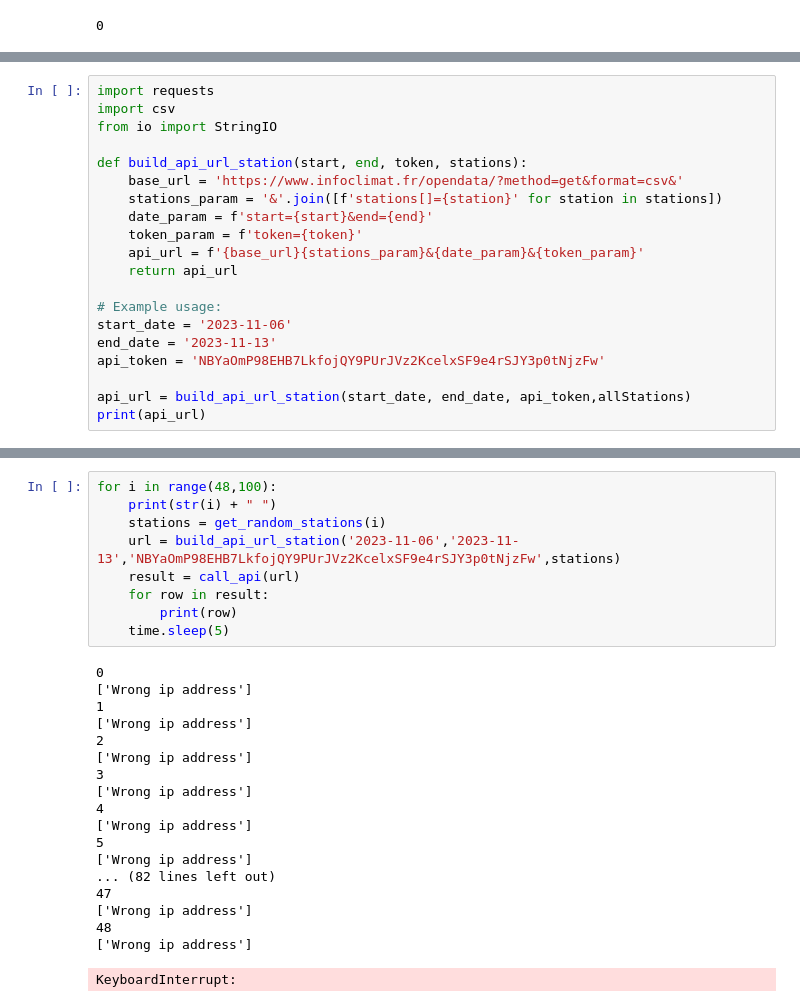
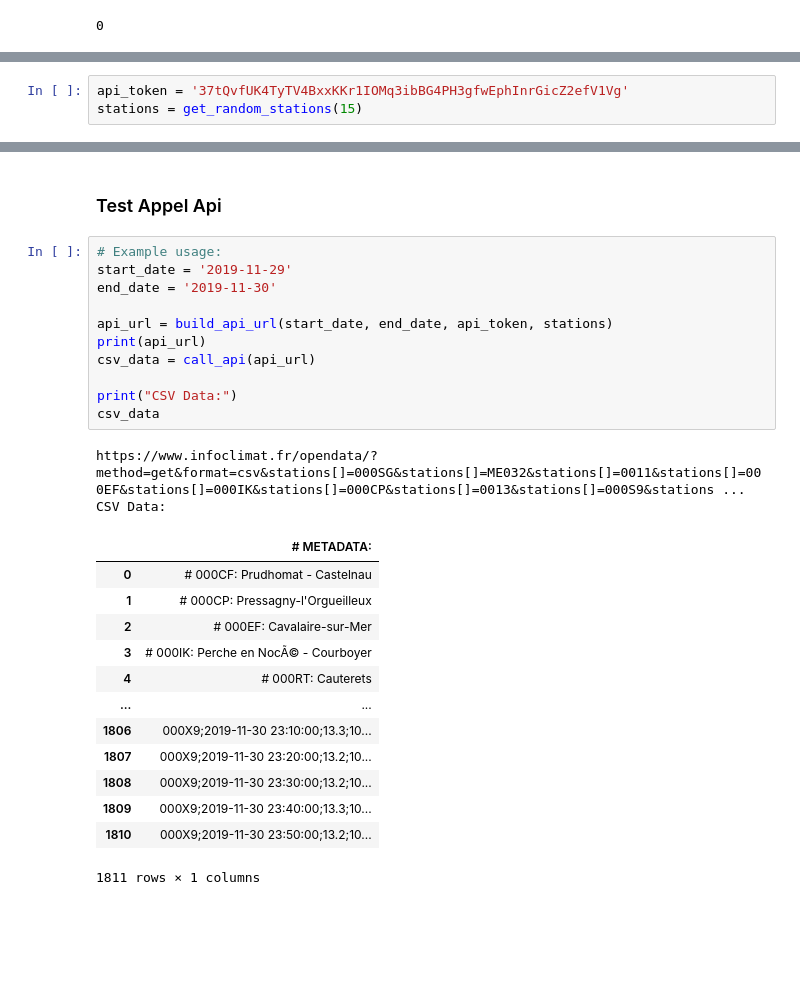
Before and after one commit to ymerenos/ProjetBigDataM2-2024, a Jupyter notebook: BigData.ipynb, the cells around one changed output, grey strips where cells are left out. Cells and saved outputs as stored; diff of their text form; blank space fills up the shorter version.

```diff
--- a/BigData.ipynb
+++ b/BigData.ipynb
@@ -63,0 +76,3 @@ producer.poll(1)
+# %%
+api_token = '37tQvfUK4TyTV4BxxKKr1IOMq3ibBG4PH3gfwEphInrGicZ2efV1Vg'
+stations = get_random_stations(15)
@@ -122,20 +113,0 @@ print(get_random_stations(1))
-# %%
-import requests
-import csv
-from io import StringIO
-
-def build_api_url_station(start, end, token, stations):
-    base_url = 'https://www.infoclimat.fr/opendata/?method=get&format=csv&'
-    stations_param = '&'.join([f'stations[]={station}' for station in stations])
-    date_param = f'start={start}&end={end}'
-    token_param = f'token={token}'
-    api_url = f'{base_url}{stations_param}&{date_param}&{token_param}'
-    return api_url
-
-# Example usage:
-start_date = '2023-11-06'
-end_date = '2023-11-13'
-api_token = 'NBYaOmP98EHB7LkfojQY9PUrJVz2KcelxSF9e4rSJY3p0tNjzFw'
-
-api_url = build_api_url_station(start_date, end_date, api_token,allStations)
-print(api_url)
@@ -144,28 +114,29 @@ https://www.infoclimat.fr/opendata/?method=get&format=csv&stations[]=0222&statio
-# %%
-for i in range(48,100):
-    print(str(i) + " ")
-    stations = get_random_stations(i)
-    url = build_api_url_station('2023-11-06','2023-11-13','NBYaOmP98EHB7LkfojQY9PUrJVz2KcelxSF9e4rSJY3p0tNjzFw',stations)
-    result = call_api(url)
-    for row in result:
-        print(row)
-    time.sleep(5)
-# %% [output]
-0
-['Wrong ip address']
-1
-['Wrong ip address']
-2
-['Wrong ip address']
-3
-['Wrong ip address']
-4
-['Wrong ip address']
-5
-['Wrong ip address']
-... (82 lines left out)
-47
-['Wrong ip address']
-48
-['Wrong ip address']
-KeyboardInterrupt:
+# %% [markdown]
+### Test Appel Api
+# %%
+# Example usage:
+start_date = '2019-11-29'
+end_date = '2019-11-30'
+
+api_url = build_api_url(start_date, end_date, api_token, stations)
+print(api_url)
+csv_data = call_api(api_url)
+
+print("CSV Data:")
+csv_data
+# %% [output]
+https://www.infoclimat.fr/opendata/?method=get&format=csv&stations[]=000SG&stations[]=ME032&stations[]=0011&stations[]=000EF&stations[]=000IK&stations[]=000CP&stations[]=0013&stations[]=000S9&stations ...
+CSV Data:
+|  | # METADATA: |
+| 0 | # 000CF: Prudhomat - Castelnau |
+| 1 | # 000CP: Pressagny-l'Orgueilleux |
+| 2 | # 000EF: Cavalaire-sur-Mer |
+| 3 | # 000IK: Perche en NocÃ© - Courboyer |
+| 4 | # 000RT: Cauterets |
+| ... | ... |
+| 1806 | 000X9;2019-11-30 23:10:00;13.3;10... |
+| 1807 | 000X9;2019-11-30 23:20:00;13.2;10... |
+| 1808 | 000X9;2019-11-30 23:30:00;13.2;10... |
+| 1809 | 000X9;2019-11-30 23:40:00;13.3;10... |
+| 1810 | 000X9;2019-11-30 23:50:00;13.2;10... |
+1811 rows × 1 columns
```
Also changed, not shown: parts of 16 cells of this notebook.
